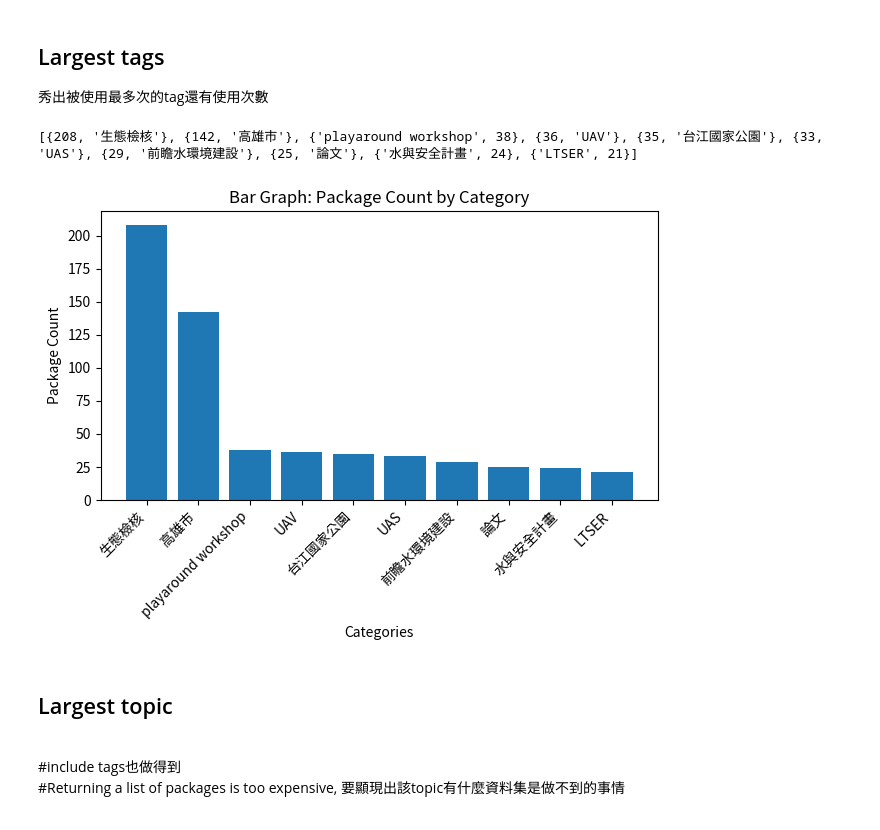
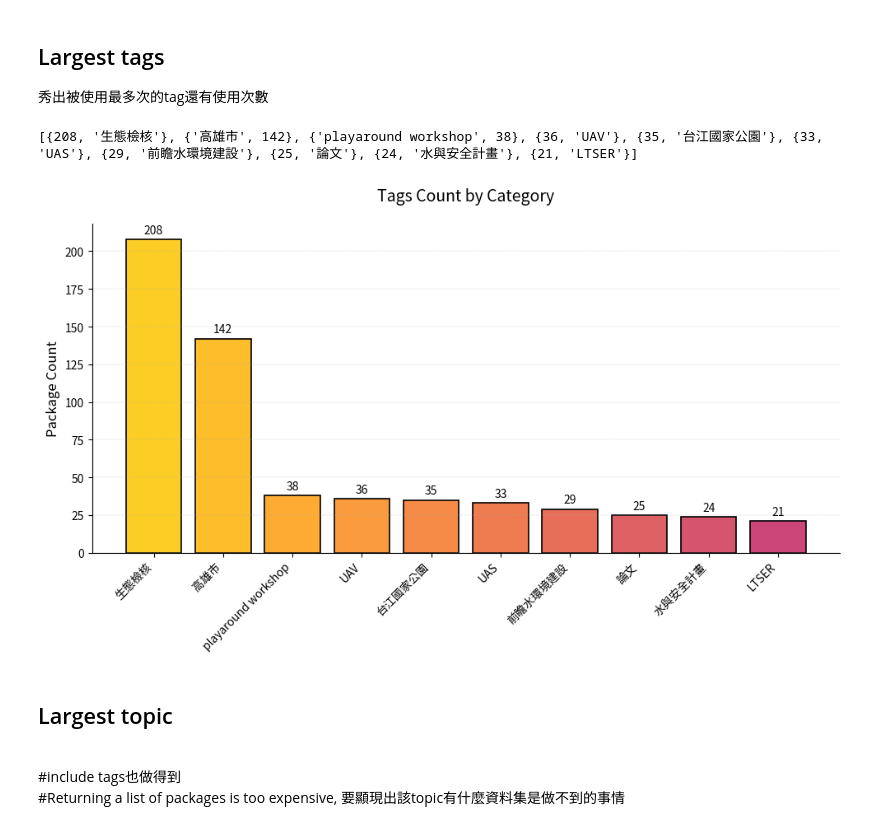
Before and after one commit to weiber2002/depositar_statistic, a Jupyter notebook: hellop/largest_data/largest.ipynb, the cells around one changed output. Drawn from its saved outputs; the diff is of its cells as text; code cells hidden in the pictures.

Commit message:
chart

```diff
--- a/hellop/largest_data/largest.ipynb
+++ b/hellop/largest_data/largest.ipynb
@@ -93,22 +114,52 @@ plt.show()
 # %%
 url = "http://data.depositar.io/api/3/action/package_search?facet.field=[%22tags%22]&facet.limit=10"
 package_list = requests.get(url).json()
 
 tag_number =  package_list['result']['facets']['tags']
 tag_list = [{key,value} for key, value in tag_number.items()]
 values = tag_number.values()
 labels = tag_number.keys()
 print(tag_list)
-plt.bar(labels, values)
-plt.xlabel('Categories')
-plt.ylabel('Package Count')
-plt.title('Bar Graph: Package Count by Category')
-plt.xticks(rotation=45, ha='right')  # To rotate the labels for better readability
-plt.tight_layout()  # To prevent label cutoff
+# plt.bar(labels, values)
+# plt.xlabel('Categories')
+# plt.ylabel('Package Count')
+# plt.title('Bar Graph: Package Count by Category')
+# plt.xticks(rotation=45, ha='right')  # To rotate the labels for better readability
+# plt.tight_layout()  # To prevent label cutoff
+# plt.show()
+plt.figure(figsize=(10, 6))  # Adjust the figure size
+ax = plt.gca()
+colors = plt.cm.plasma(np.linspace(0.9, 0.5, len(labels)))
+# Create the bar plot
+bars = plt.bar(labels, values, color=colors, edgecolor='black', linewidth=1.2)
+
+
+# Add data labels on the bars
+for bar in bars:
+    height = bar.get_height()
+    ax.annotate(f'{height}',
+                xy=(bar.get_x() + bar.get_width() / 2, height),
+                xytext=(0, 3),  # 3 points vertical offset
+                textcoords='offset points',
+                ha='center', va='bottom', fontsize=10)  # Adjust label position and fontsize
+plt.ylabel('Package Count', fontsize=12)
+plt.title('Tags Count by Category', fontsize=14, pad=20)
+
+plt.xticks(rotation=45, ha='right', fontsize=10)  # Rotate and adjust fontsize of x tick labels
+plt.yticks(fontsize=10)  # Adjust fontsize of y tick labels
+
+# Remove top and right spines
+ax.spines['top'].set_visible(False)
+ax.spines['right'].set_visible(False)
+
+# Add a grid for better readability
+ax.yaxis.grid(True, linestyle='--', linewidth=0.3, alpha=0.7)
+
+plt.tight_layout()
 plt.show()
 # %% [output]
-[{208, '生態檢核'}, {142, '高雄市'}, {'playaround workshop', 38}, {36, 'UAV'}, {35, '台江國家公園'}, {33, 'UAS'}, {29, '前瞻水環境建設'}, {25, '論文'}, {'水與安全計畫', 24}, {'LTSER', 21}]
+[{208, '生態檢核'}, {'高雄市', 142}, {'playaround workshop', 38}, {36, 'UAV'}, {35, '台江國家公園'}, {33, 'UAS'}, {29, '前瞻水環境建設'}, {25, '論文'}, {24, '水與安全計畫'}, {21, 'LTSER'}]
-[figure, old version]
+[figure, new version]
 # %% [markdown]
 ## Largest topic
 <br>#include tags也做得到
```
Also changed, not shown: parts of 5 cells of this notebook, 5 other files.
